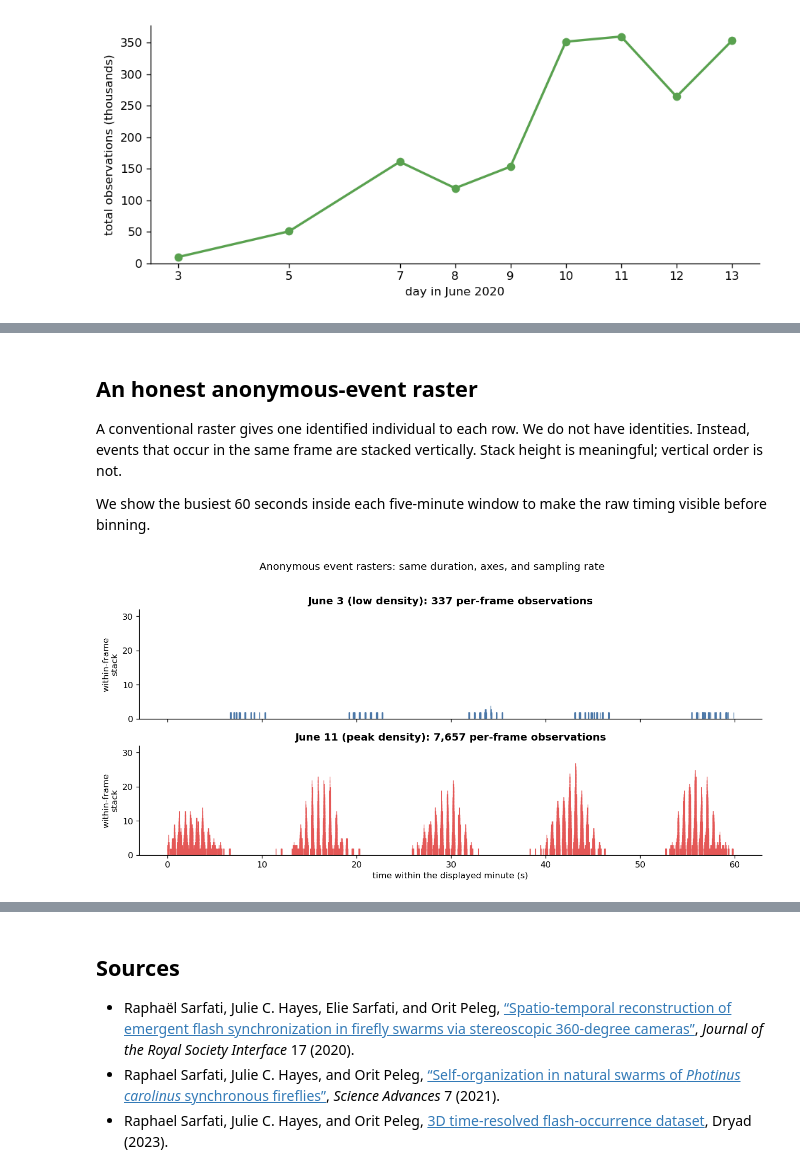
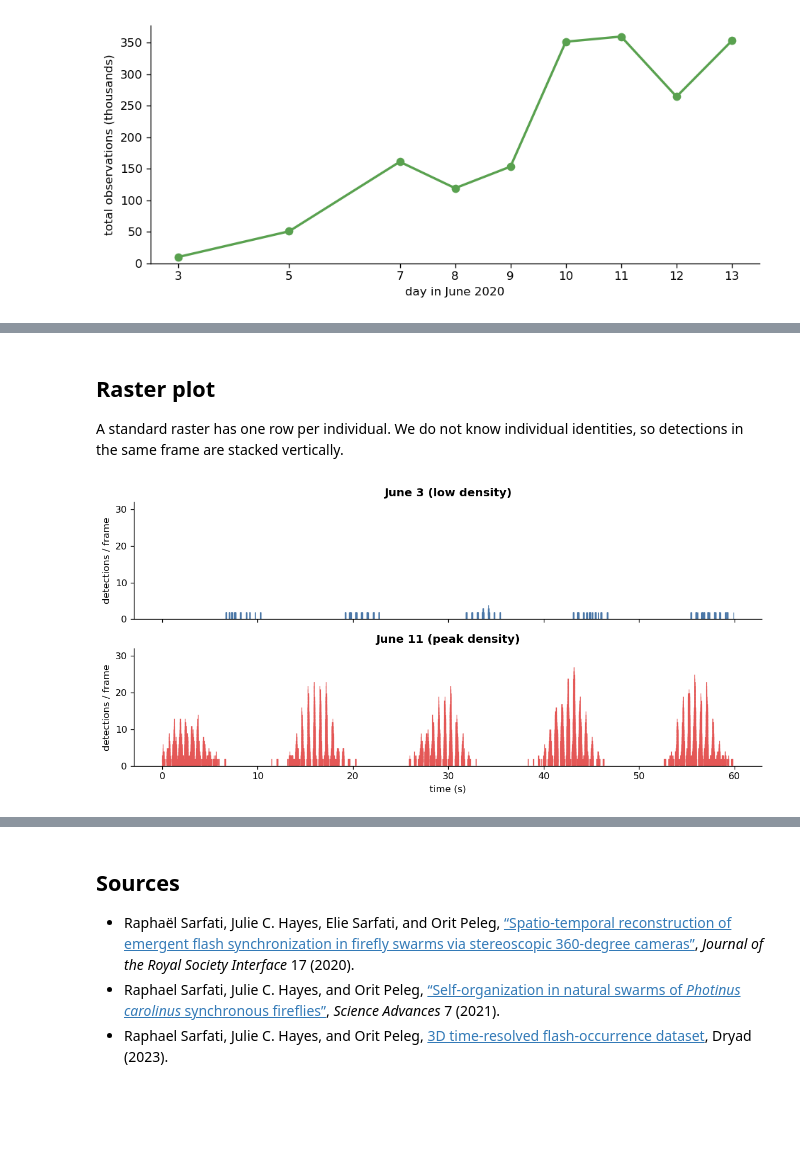
Before and after one commit to shaevitz/567-Crowd-Control, a Jupyter notebook: lectures/lecture-02-firefly-synchronization.ipynb, the cells around one changed output, grey strips where cells are left out. Drawn from its saved outputs; the diff is of its cells as text; code cells hidden in the pictures; blank space fills up the shorter version.

```diff
--- a/lectures/lecture-02-firefly-synchronization.ipynb
+++ b/lectures/lecture-02-firefly-synchronization.ipynb
@@ -243,25 +263,24 @@ For the timing analyses below, we compare the busiest five-minute period on the
 # %%
 WINDOWS = {
-    "June 3": {
-        "file": "xyzt0603-class-window.csv",
-        "start_frame": 317_172,
-    },
-    "June 11": {
-        "file": "xyzt0611-class-window.csv",
-        "start_frame": 129_112,
-    },
+    "June 3": ("xyzt0603-class-window.csv", 317_172),
+    "June 11": ("xyzt0611-class-window.csv", 129_112),
 }
 
-def read_firefly_window(spec):
-    df = pd.read_csv(
-        DATA / spec["file"],
+def read_firefly_window(filename, start_frame):
+    observations = pd.read_csv(
+        DATA / filename,
         header=None,
         names=["x_m", "y_m", "z_m", "frame"],
     )
-    df["time_s"] = (df["frame"] - spec["start_frame"]) / FPS
-    return df
+    observations["time_s"] = (observations["frame"] - start_frame) / FPS
+    return observations
 
 fireflies = {
-    night: read_firefly_window(spec)
-    for night, spec in WINDOWS.items()
+    night: read_firefly_window(filename, start_frame)
+    for night, (filename, start_frame) in WINDOWS.items()
 }
+
+pd.DataFrame({
+    "observations": {night: len(df) for night, df in fireflies.items()},
+    "duration (s)": DURATION_S,
+}).rename(index=NIGHT_LABELS)
@@ -279,36 +291,33 @@ Useful candidates include maximum count, variance, fraction of empty bins, peak
 # %% [markdown]
-## An honest anonymous-event raster
+## Raster plot
 
-A conventional raster gives one identified individual to each row. We do not have identities. Instead, events that occur in the same frame are stacked vertically. Stack height is meaningful; vertical order is not.
-
-We show the busiest 60 seconds inside each five-minute window to make the raw timing visible before binning.
+A standard raster has one row per individual. We do not know individual identities, so detections in the same frame are stacked vertically.
 # %%
 RASTER_START_S = {"June 3": 14, "June 11": 231}
 RASTER_DURATION_S = 60
 
-fig, axes = plt.subplots(2, 1, figsize=(11, 5.2), sharex=True, sharey=True)
+fig, axes = plt.subplots(2, 1, figsize=(10, 4.8), sharex=True, sharey=True)
 
-for ax, (night, df) in zip(axes, fireflies.items()):
+for ax, (night, observations) in zip(axes, fireflies.items()):
     start = RASTER_START_S[night]
-    view = df.query("@start <= time_s < @start + @RASTER_DURATION_S").copy()
+    view = observations.query("@start <= time_s < @start + @RASTER_DURATION_S").copy()
     view["within_frame_rank"] = view.groupby("frame").cumcount() + 1
 
     ax.scatter(
         view["time_s"] - start,
         view["within_frame_rank"],
         marker="|",
         s=45,
         linewidths=0.8,
         color=COLORS[night],
     )
-    ax.set_title(f"{NIGHT_LABELS[night]}: {len(view):,} per-frame observations")
-    ax.set_ylabel("within-frame\nstack")
+    ax.set_title(NIGHT_LABELS[night])
+    ax.set_ylabel("detections / frame")
     ax.set_ylim(0, 32)
 
-axes[-1].set_xlabel("time within the displayed minute (s)")
-fig.suptitle("Anonymous event rasters: same duration, axes, and sampling rate", y=1.02)
+axes[-1].set_xlabel("time (s)")
 fig.tight_layout()
 plt.show()
 # %% [output]
-[figure, old version]
+[figure, new version]
 # %% [markdown]
```
Also changed, not shown: parts of 26 cells of this notebook.
